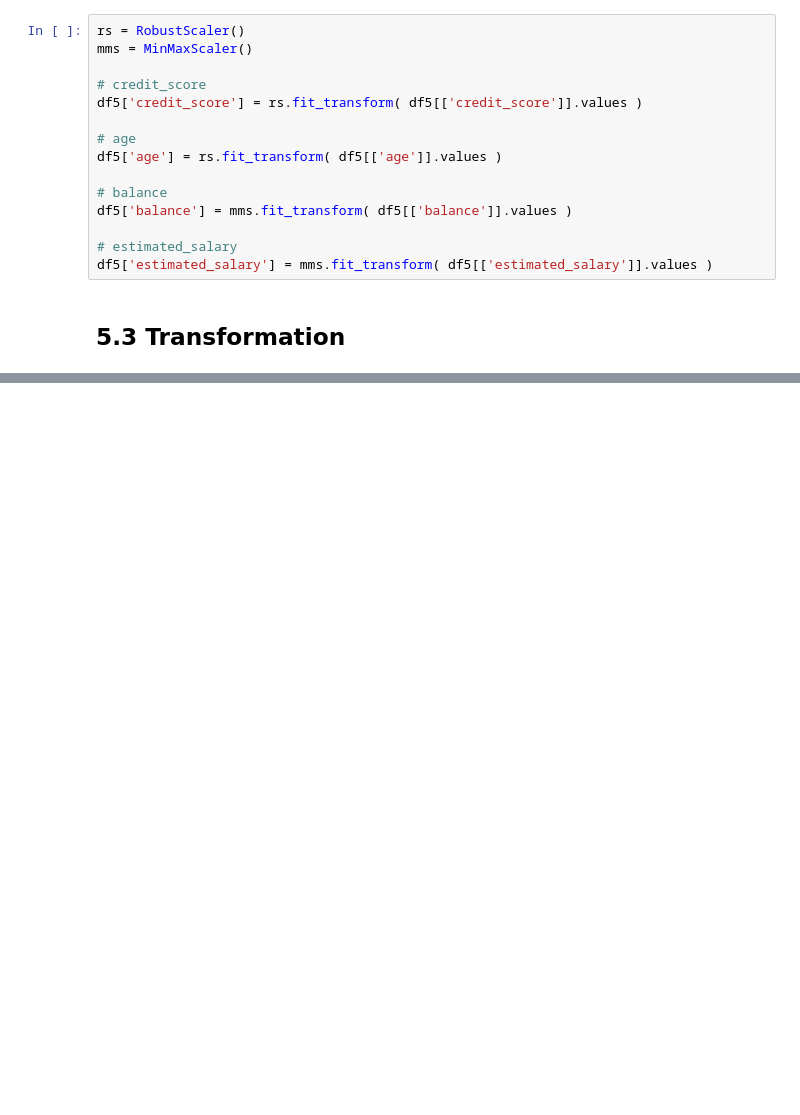
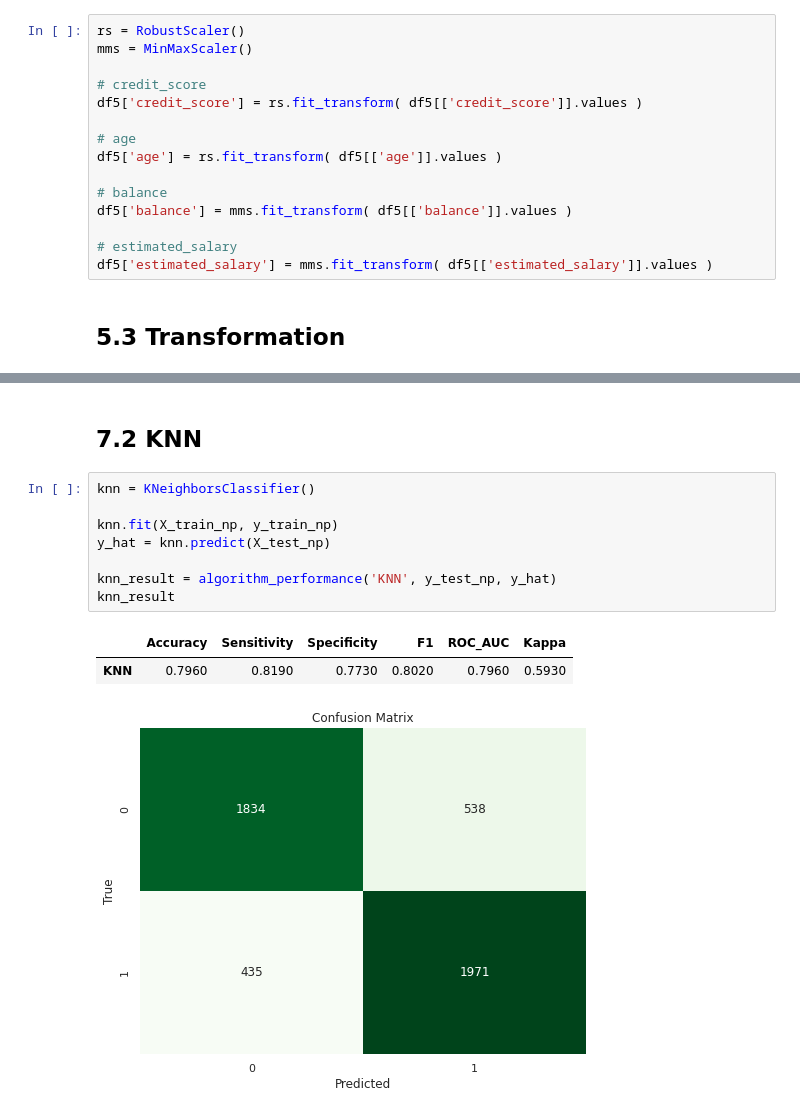
Before and after one commit to ronaldoi9/churn_prediction, a Jupyter notebook: churn_prediction.ipynb, the cells around one changed output, grey strips where cells are left out. Saved outputs shown, nothing was run; the diff lists cells and outputs as text; blank space fills up the shorter version.

```diff
--- a/churn_prediction.ipynb
+++ b/churn_prediction.ipynb
@@ -858,0 +860,14 @@ weighted avg       0.25      0.50      0.33      4778
+# %% [markdown]
+## 7.2 KNN
+# %%
+knn = KNeighborsClassifier()
+
+knn.fit(X_train_np, y_train_np)
+y_hat = knn.predict(X_test_np)
+
+knn_result = algorithm_performance('KNN', y_test_np, y_hat)
+knn_result
+# %% [output]
+|  | Accuracy | Sensitivity | Specificity | F1 | ROC_AUC | Kappa |
+| KNN | 0.7960 | 0.8190 | 0.7730 | 0.8020 | 0.7960 | 0.5930 |
+[figure, added]
```
Also changed, not shown: parts of 64 cells of this notebook.
